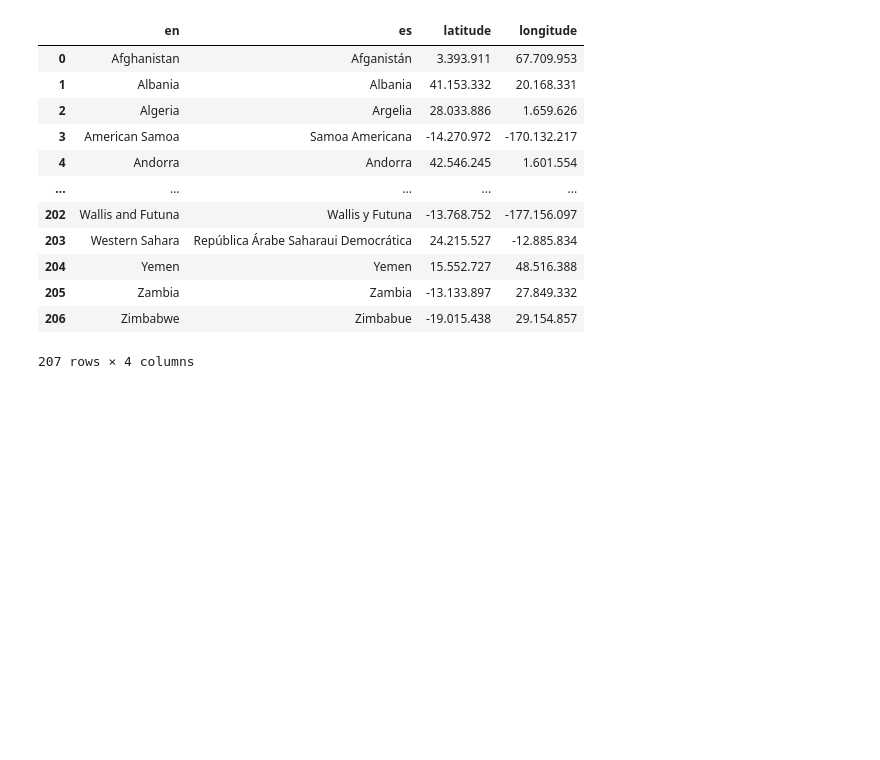
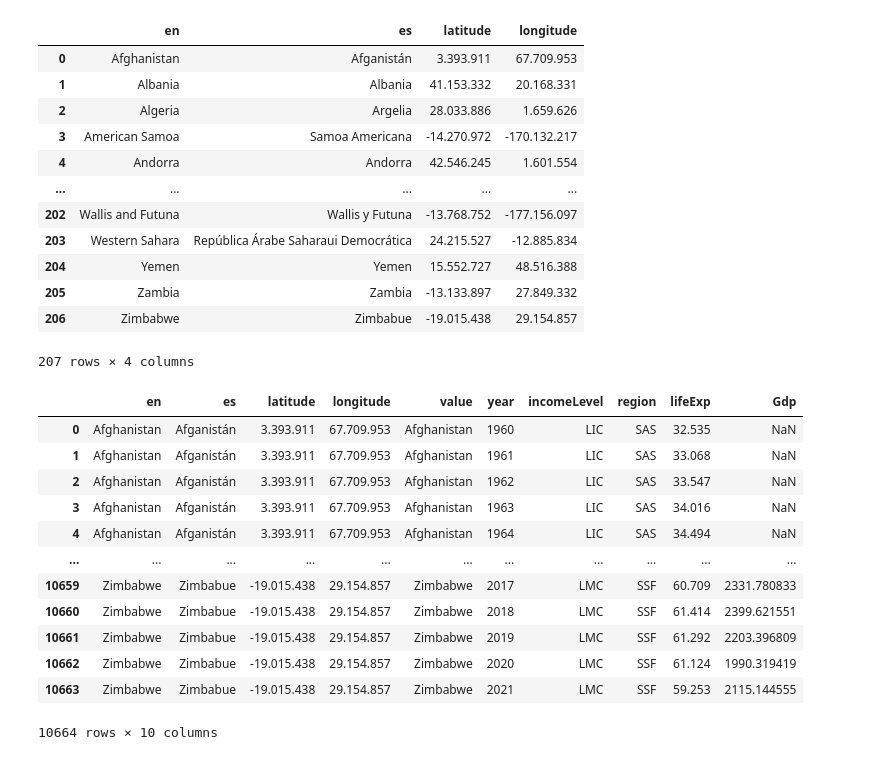
Before and after one commit to Davichobacter/ds-4geeks, a Jupyter notebook: Gravitational_Model.ipynb, the cells around one changed output. Cells and saved outputs as stored; diff of their text form; code cells hidden in the pictures; blank space fills up the shorter version.

```diff
--- a/Gravitational_Model.ipynb
+++ b/Gravitational_Model.ipynb
@@ -560,3 +560,20 @@ df_merged
 | 205 | Zambia | Zambia | -13.133.897 | 27.849.332 |
 | 206 | Zimbabwe | Zimbabue | -19.015.438 | 29.154.857 |
 207 rows × 4 columns
+# %%
+df_merged = pd.merge(df_merged, df_gdp, left_on='en', right_on='value')
+df_merged
+# %% [output]
+|  | en | es | latitude | longitude | value | year | incomeLevel | region | lifeExp | Gdp |
+| 0 | Afghanistan | Afganistán | 3.393.911 | 67.709.953 | Afghanistan | 1960 | LIC | SAS | 32.535 | NaN |
+| 1 | Afghanistan | Afganistán | 3.393.911 | 67.709.953 | Afghanistan | 1961 | LIC | SAS | 33.068 | NaN |
+| 2 | Afghanistan | Afganistán | 3.393.911 | 67.709.953 | Afghanistan | 1962 | LIC | SAS | 33.547 | NaN |
+| 3 | Afghanistan | Afganistán | 3.393.911 | 67.709.953 | Afghanistan | 1963 | LIC | SAS | 34.016 | NaN |
+| 4 | Afghanistan | Afganistán | 3.393.911 | 67.709.953 | Afghanistan | 1964 | LIC | SAS | 34.494 | NaN |
+| ... | ... | ... | ... | ... | ... | ... | ... | ... | ... | ... |
+| 10659 | Zimbabwe | Zimbabue | -19.015.438 | 29.154.857 | Zimbabwe | 2017 | LMC | SSF | 60.709 | 2331.780833 |
+| 10660 | Zimbabwe | Zimbabue | -19.015.438 | 29.154.857 | Zimbabwe | 2018 | LMC | SSF | 61.414 | 2399.621551 |
+| 10661 | Zimbabwe | Zimbabue | -19.015.438 | 29.154.857 | Zimbabwe | 2019 | LMC | SSF | 61.292 | 2203.396809 |
+| 10662 | Zimbabwe | Zimbabue | -19.015.438 | 29.154.857 | Zimbabwe | 2020 | LMC | SSF | 61.124 | 1990.319419 |
+| 10663 | Zimbabwe | Zimbabue | -19.015.438 | 29.154.857 | Zimbabwe | 2021 | LMC | SSF | 59.253 | 2115.144555 |
+10664 rows × 10 columns
```
Also changed, not shown: parts of 2 cells of this notebook.
